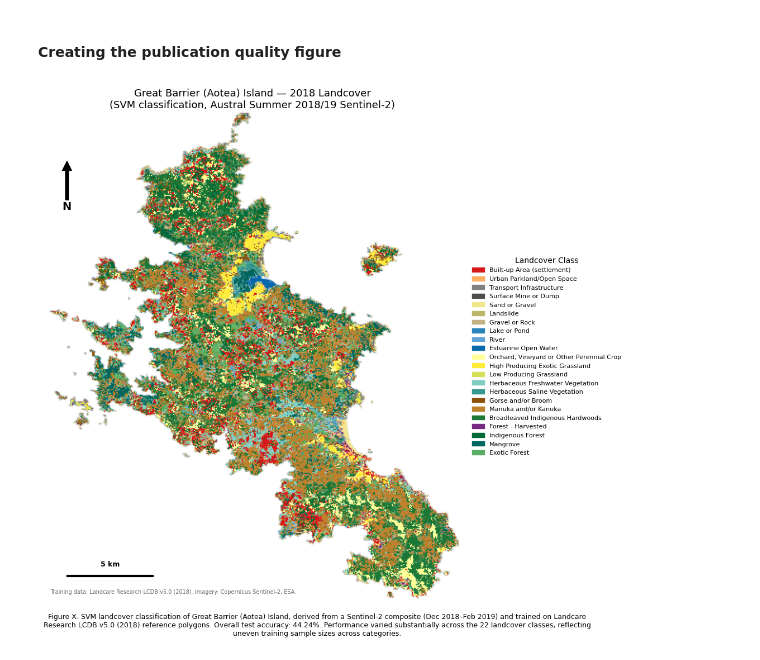
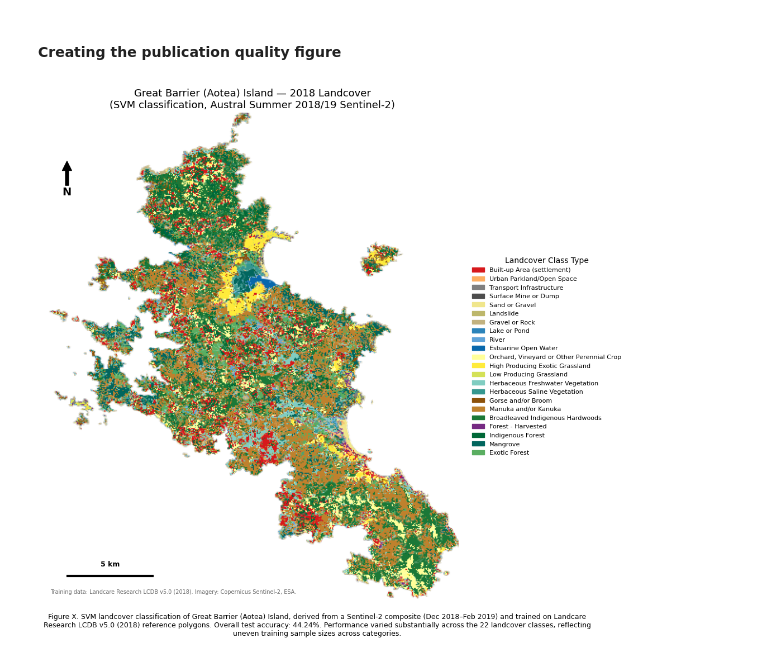
Before and after one commit to dhruvpGEE/SatelliteDataAI-UOA, a Jupyter notebook: Lab-Notebooks/DhruvPatel_761_Lab2.ipynb, the cells around one changed output. Drawn from its saved outputs; the diff is of its cells as text; code cells hidden in the pictures.

```diff
--- a/Lab-Notebooks/DhruvPatel_761_Lab2.ipynb
+++ b/Lab-Notebooks/DhruvPatel_761_Lab2.ipynb
@@ -758,12 +758,12 @@ ax.legend(
     loc='center left',
     bbox_to_anchor=(1.02, 0.5),
     fontsize=8,
-    title='Landcover Class',
+    title='Landcover Class Type',
     frameon=False
 )
 
 # Adding North arrow to the map figure
-ax.annotate('N', xy=(0.05, 0.90), xytext=(0.05, 0.80),
+ax.annotate('N', xy=(0.05, 0.90), xytext=(0.05, 0.83),
             xycoords='axes fraction',
             fontsize=14, fontweight='bold', ha='center',
             arrowprops=dict(facecolor='black', width=4, headwidth=12))
@@ -774,31 +774,31 @@ lon_span_deg = 175.55 - 175.28
 lon_span_km = lon_span_deg * 89.8
 km_per_pixel = lon_span_km / img_w
 
 scale_km = 5  # 5 km scale bar
 scale_px = scale_km / km_per_pixel
 
 bar_x_start = img_w * 0.05
 bar_y = img_h * 0.95
 ax.plot([bar_x_start, bar_x_start + scale_px], [bar_y, bar_y], color='black', linewidth=3)
 ax.text(bar_x_start + scale_px / 2, bar_y - img_h * 0.02, f'{scale_km} km',
         ha='center', fontsize=9, fontweight='bold')
 
 # Adding data attribution into the map figure
 ax.text(0.01, 0.01,
         'Training data: Landcare Research LCDB v5.0 (2018). Imagery: Copernicus Sentinel-2, ESA.',
         transform=ax.transAxes, fontsize=7, color='dimgray', va='bottom')
 
 # Adding figure caption
 caption = (
     f"Figure X. SVM landcover classification of Great Barrier (Aotea) Island, derived from a Sentinel-2 "
     f"composite (Dec 2018–Feb 2019) and trained on Landcare Research LCDB v5.0 (2018) reference polygons. "
     f"Overall test accuracy: {accuracy_score(y_test, y_pred):.2%}. Performance varied substantially across "
     f"the 22 landcover classes, reflecting uneven training sample sizes across categories."
 )
 fig.text(0.5, -0.02, caption, wrap=True, ha='center', fontsize=9)
 
 plt.tight_layout()
 plt.savefig('great_barrier_island_landcover.png', dpi=300, bbox_inches='tight')
 plt.show()
 # %% [output]
-[figure, old version]
+[figure, new version]
```
